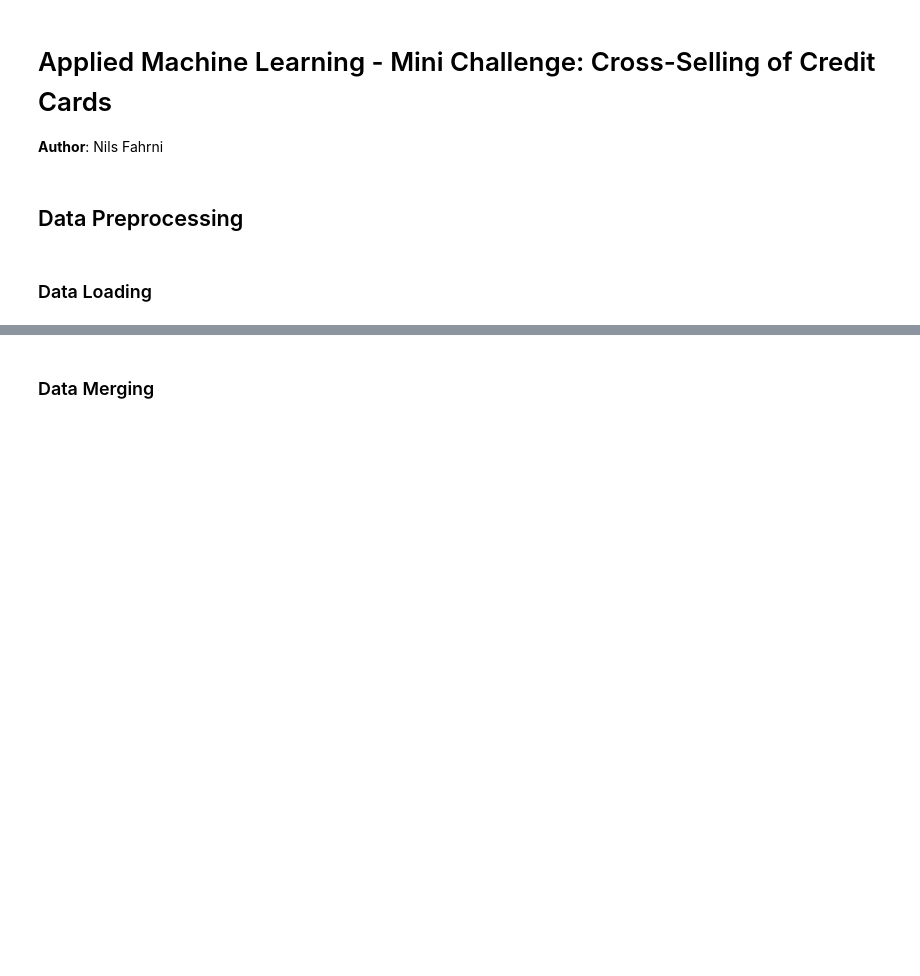
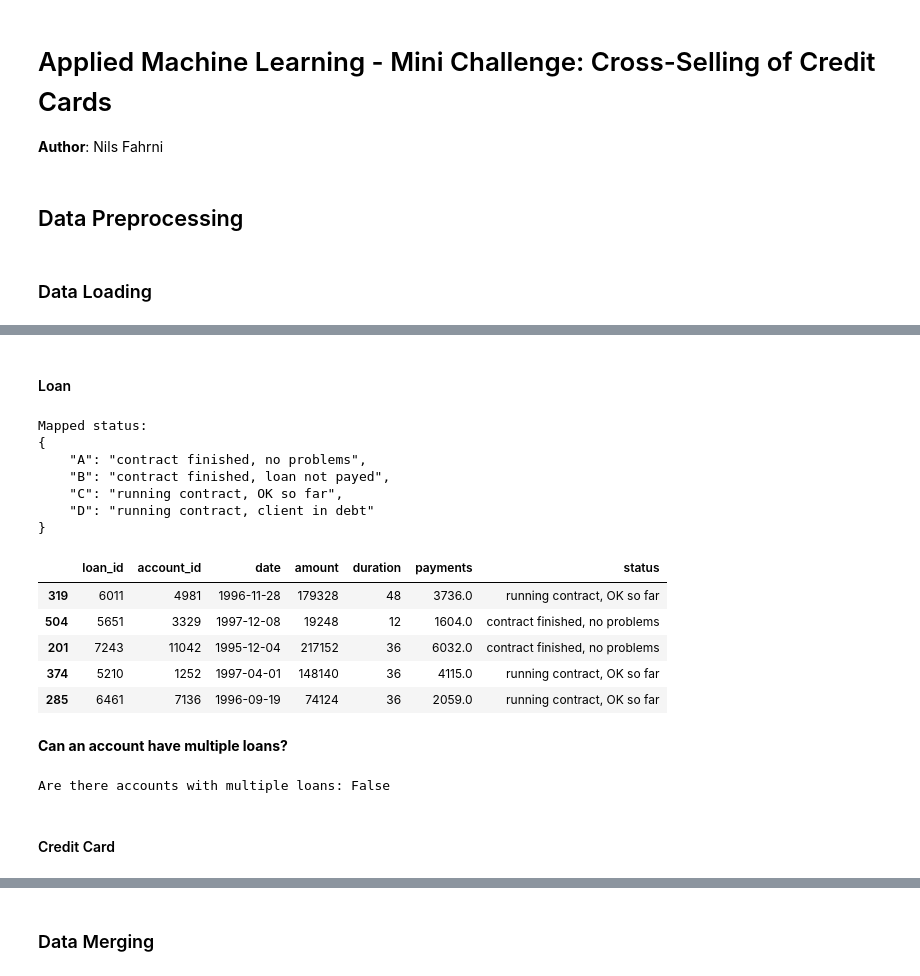
Before and after one commit to okaynils/fhnw-ds-aml, a Jupyter notebook: notebook.ipynb, the cells around one changed output, grey strips where cells are left out. Saved outputs shown, nothing was run; the diff lists cells and outputs as text; code cells hidden in the pictures; blank space fills up the shorter version.

```diff
--- a/notebook.ipynb
+++ b/notebook.ipynb
@@ -32,0 +186,28 @@ Mapped frequency -> {'POPLATEK MESICNE': 'MONTHLY CHARGES', 'POPLATEK TYDNE': 'W
+# %% [markdown]
+#### Loan
+# %%
+loan = data_loader.load_csv('loan', parse_dates={'date': '%y%m%d'})
+
+loan.sample(5)
+# %% [output]
+Mapped status:
+{
+    "A": "contract finished, no problems",
+    "B": "contract finished, loan not payed",
+    "C": "running contract, OK so far",
+    "D": "running contract, client in debt"
+}
+|  | loan_id | account_id | date | amount | duration | payments | status |
+| 319 | 6011 | 4981 | 1996-11-28 | 179328 | 48 | 3736.0 | running contract, OK so far |
+| 504 | 5651 | 3329 | 1997-12-08 | 19248 | 12 | 1604.0 | contract finished, no problems |
+| 201 | 7243 | 11042 | 1995-12-04 | 217152 | 36 | 6032.0 | contract finished, no problems |
+| 374 | 5210 | 1252 | 1997-04-01 | 148140 | 36 | 4115.0 | running contract, OK so far |
+| 285 | 6461 | 7136 | 1996-09-19 | 74124 | 36 | 2059.0 | running contract, OK so far |
+# %% [markdown]
+**Can an account have multiple loans?**
+# %%
+print(f'Are there accounts with multiple loans: {loan["account_id"].nunique() < loan.shape[0]}')
+# %% [output]
+Are there accounts with multiple loans: False
+# %% [markdown]
+#### Credit Card
```
Also changed, not shown: parts of 19 cells of this notebook, 3 other files.
